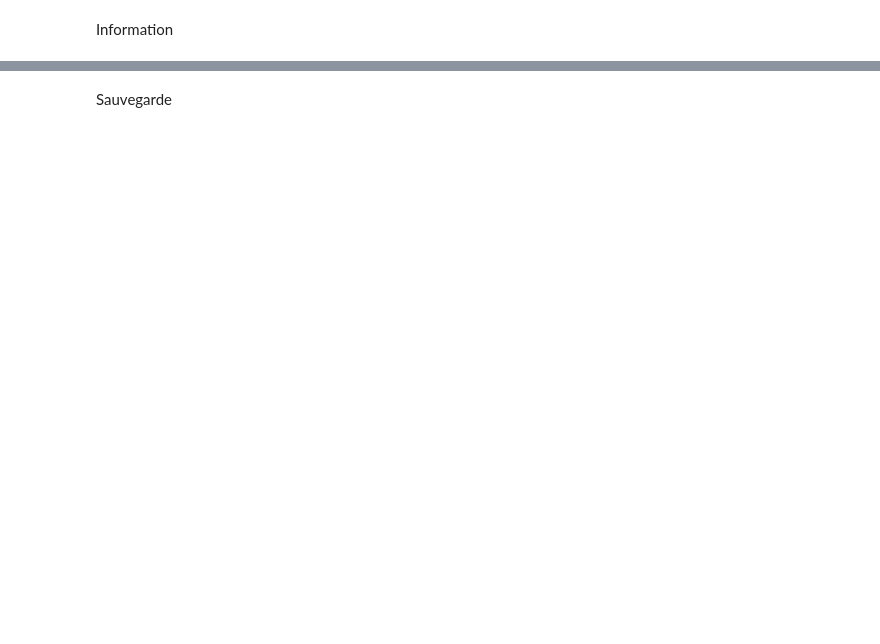
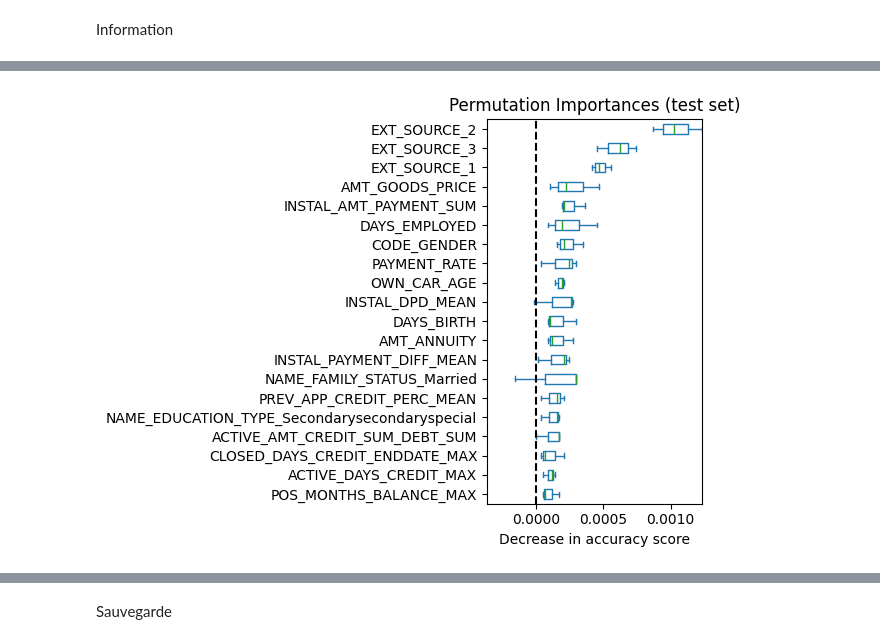
Before and after one commit to ArianeNantes/ocp7, a Jupyter notebook: 0_build_all_data.ipynb, the cells around one changed output, grey strips where cells are left out. Cells and saved outputs as stored; diff of their text form; code cells hidden in the pictures; blank space fills up the shorter version.

```diff
--- a/0_build_all_data.ipynb
+++ b/0_build_all_data.ipynb
@@ -234,0 +424,6 @@ print(len(set(features)))
+# %%
+fitted_clf = copy.deepcopy(clf)
+# %%
+result = permutation_importance(
+    fitted_clf, X_val, y_val, n_repeats=3, random_state=42, n_jobs=16
+)
@@ -234,0 +438,8 @@ print(len(set(features)))
+# %%
+sorted_importances_idx = result.importances_mean.argsort()
+importances = pd.DataFrame(
+    result.importances[sorted_importances_idx].T,
+    columns=X.columns[sorted_importances_idx],
+)
+
+importances.head()
@@ -234,0 +452,5 @@ print(len(set(features)))
+# %%
+# Top 40 des plus importantes
+top = 20
+most_important_features = importances.columns[-top:]
+len(most_important_features)
@@ -234,0 +471,11 @@ print(len(set(features)))
+# %%
+min_importance = importances.min().min()
+max_importance = importances.max().max()
+ax = importances[most_important_features].plot.box(vert=False, whis=10)
+ax.set_title("Permutation Importances (test set)")
+ax.axvline(x=0, color="k", linestyle="--")
+ax.set_xlabel("Decrease in accuracy score")
+ax.set_xlim(min_importance, max_importance)
+ax.figure.tight_layout()
+# %% [output]
+[figure, added]
```
Also changed, not shown: parts of 49 cells of this notebook, 21 other files.
